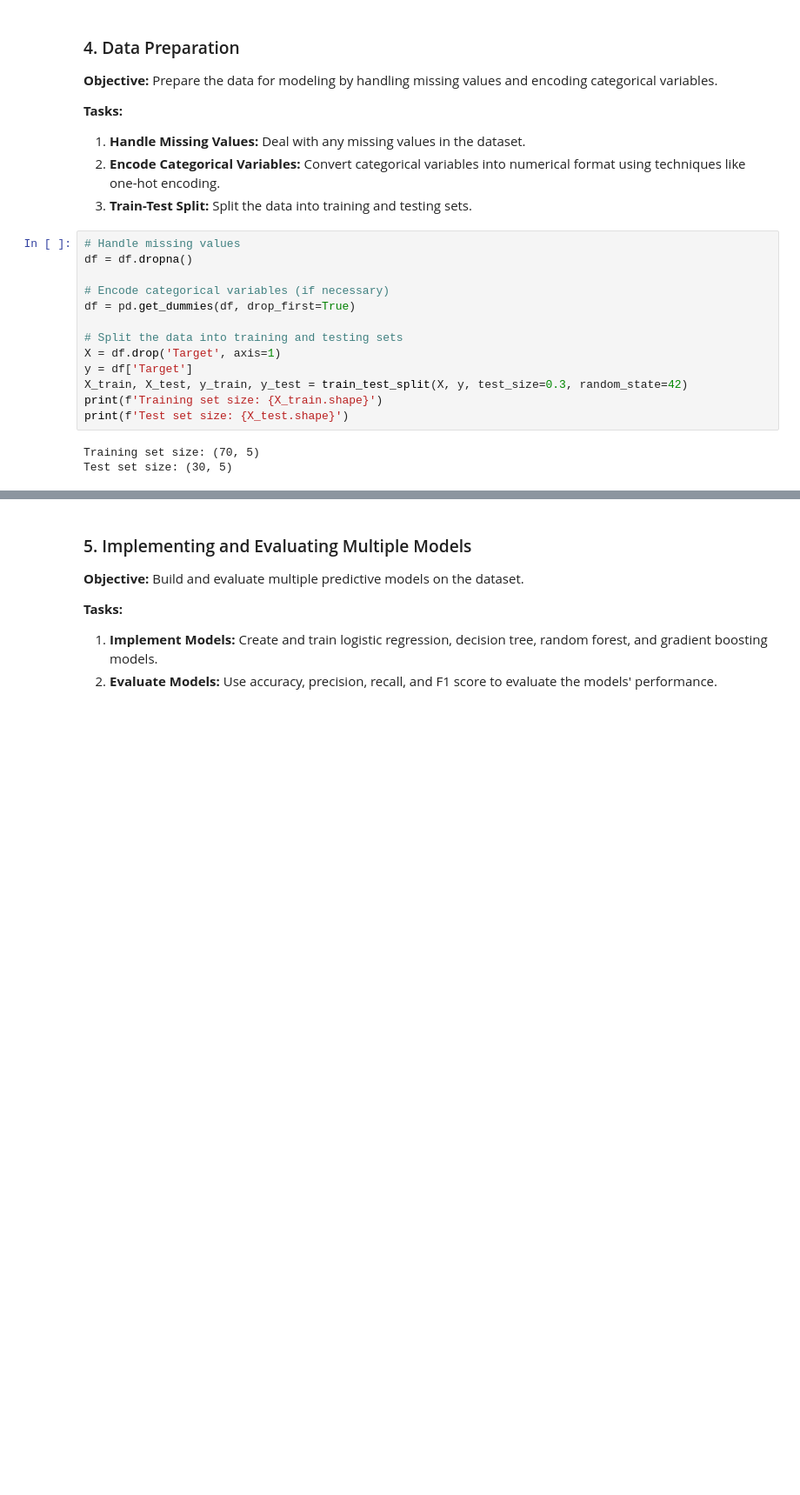
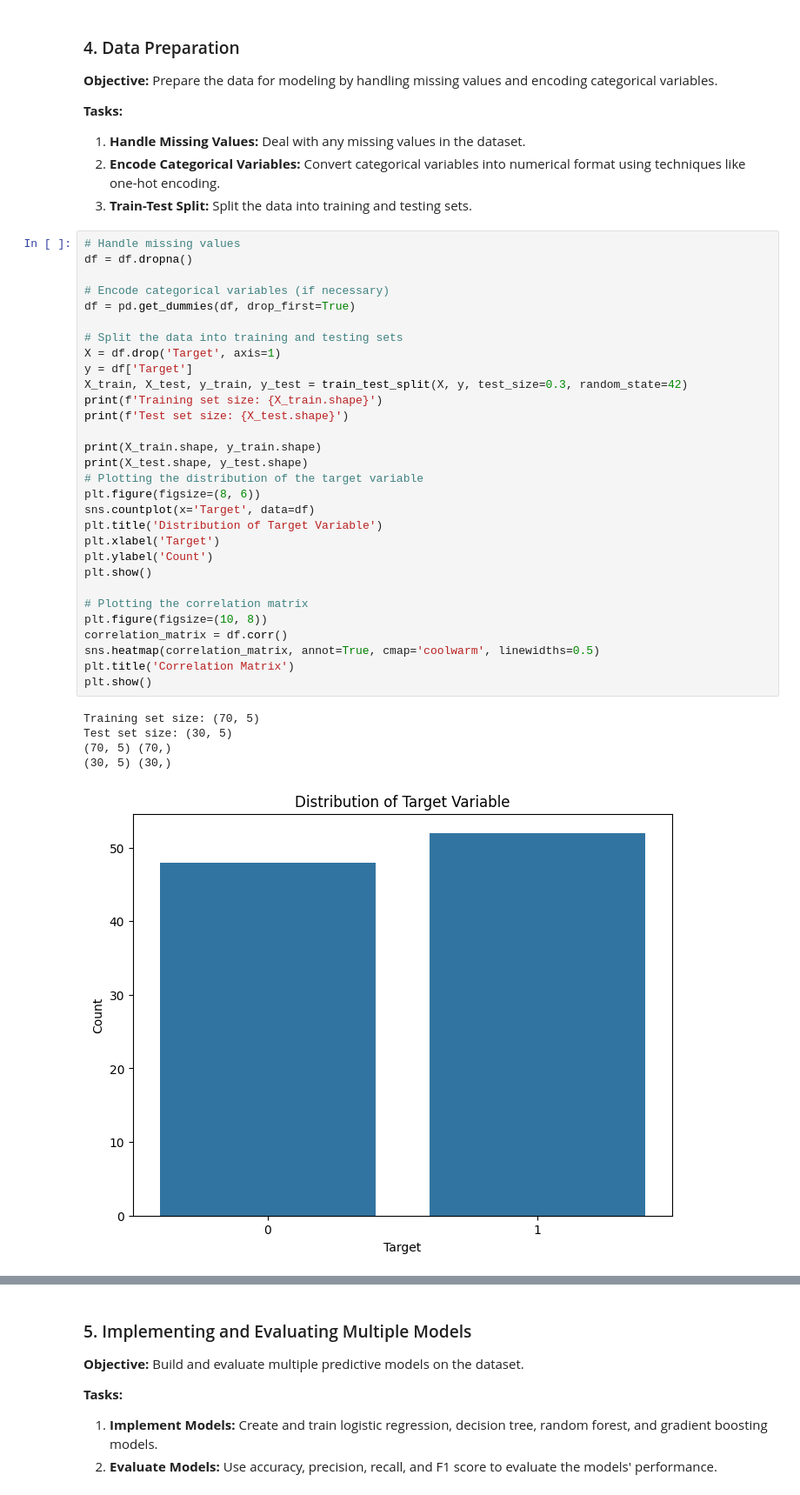
Before and after one commit to RobotX5/MIS-3820, a Jupyter notebook: Week_6/Week_6_Lab_Notebook.ipynb, the cells around one changed output, grey strips where cells are left out. Shown at 87% size. Drawn from its saved outputs; the diff is of its cells as text; blank space fills up the shorter version.

```diff
--- a/Week_6/Week_6_Lab_Notebook.ipynb
+++ b/Week_6/Week_6_Lab_Notebook.ipynb
@@ -128,16 +124,36 @@ max     69.000000  118806.000000             9.000000    1.000000
 # %%
 # Handle missing values
 df = df.dropna()
 
 # Encode categorical variables (if necessary)
 df = pd.get_dummies(df, drop_first=True)
 
 # Split the data into training and testing sets
 X = df.drop('Target', axis=1)
 y = df['Target']
 X_train, X_test, y_train, y_test = train_test_split(X, y, test_size=0.3, random_state=42)
 print(f'Training set size: {X_train.shape}')
 print(f'Test set size: {X_test.shape}')
+
+print(X_train.shape, y_train.shape)
+print(X_test.shape, y_test.shape)
+# Plotting the distribution of the target variable
+plt.figure(figsize=(8, 6))
+sns.countplot(x='Target', data=df)
+plt.title('Distribution of Target Variable')
+plt.xlabel('Target')
+plt.ylabel('Count')
+plt.show()
+
+# Plotting the correlation matrix
+plt.figure(figsize=(10, 8))
+correlation_matrix = df.corr()
+sns.heatmap(correlation_matrix, annot=True, cmap='coolwarm', linewidths=0.5)
+plt.title('Correlation Matrix')
+plt.show()
 # %% [output]
 Training set size: (70, 5)
 Test set size: (30, 5)
+(70, 5) (70,)
+(30, 5) (30,)
+[figure, added]
```
Also changed, not shown: parts of 6 cells of this notebook.
